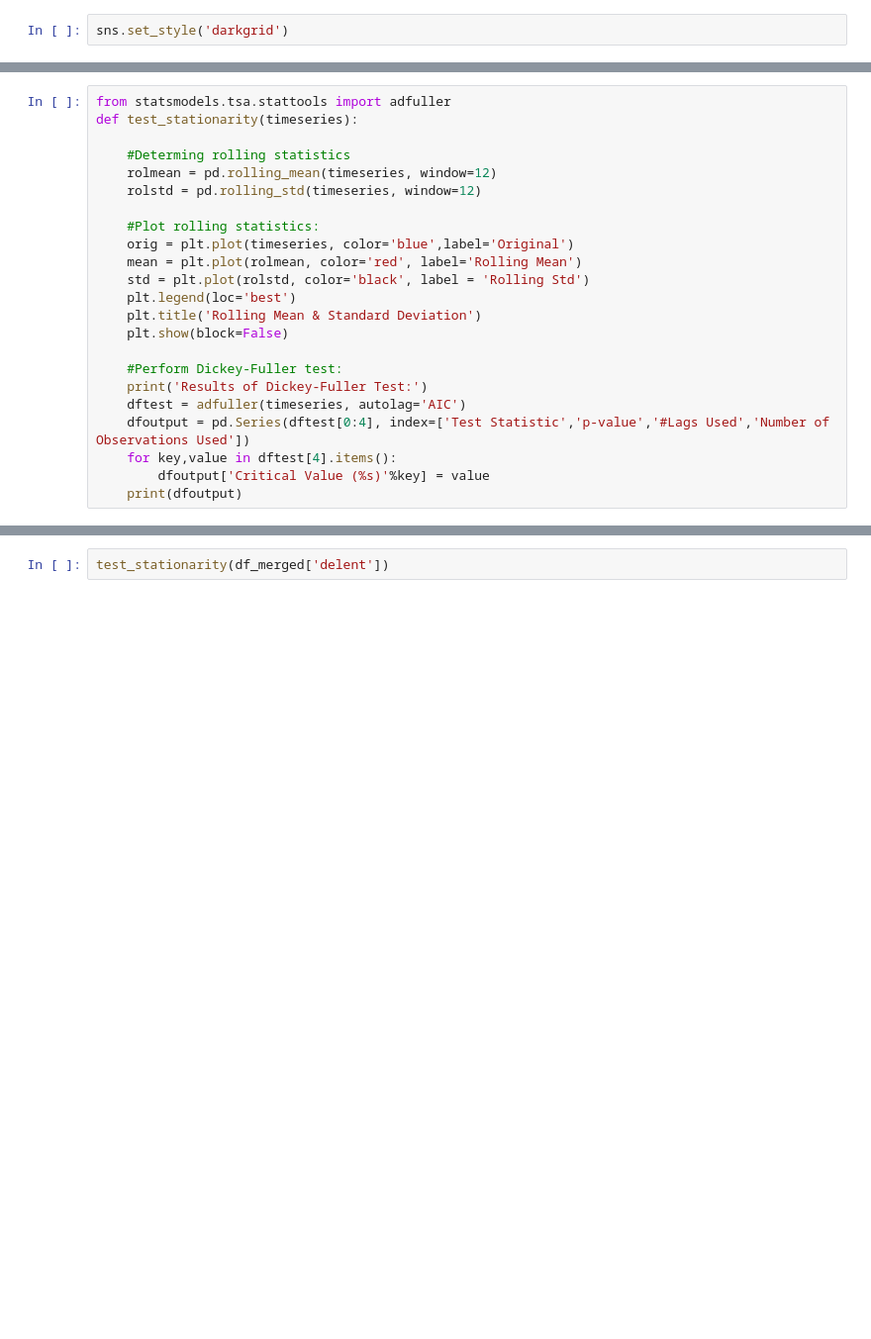
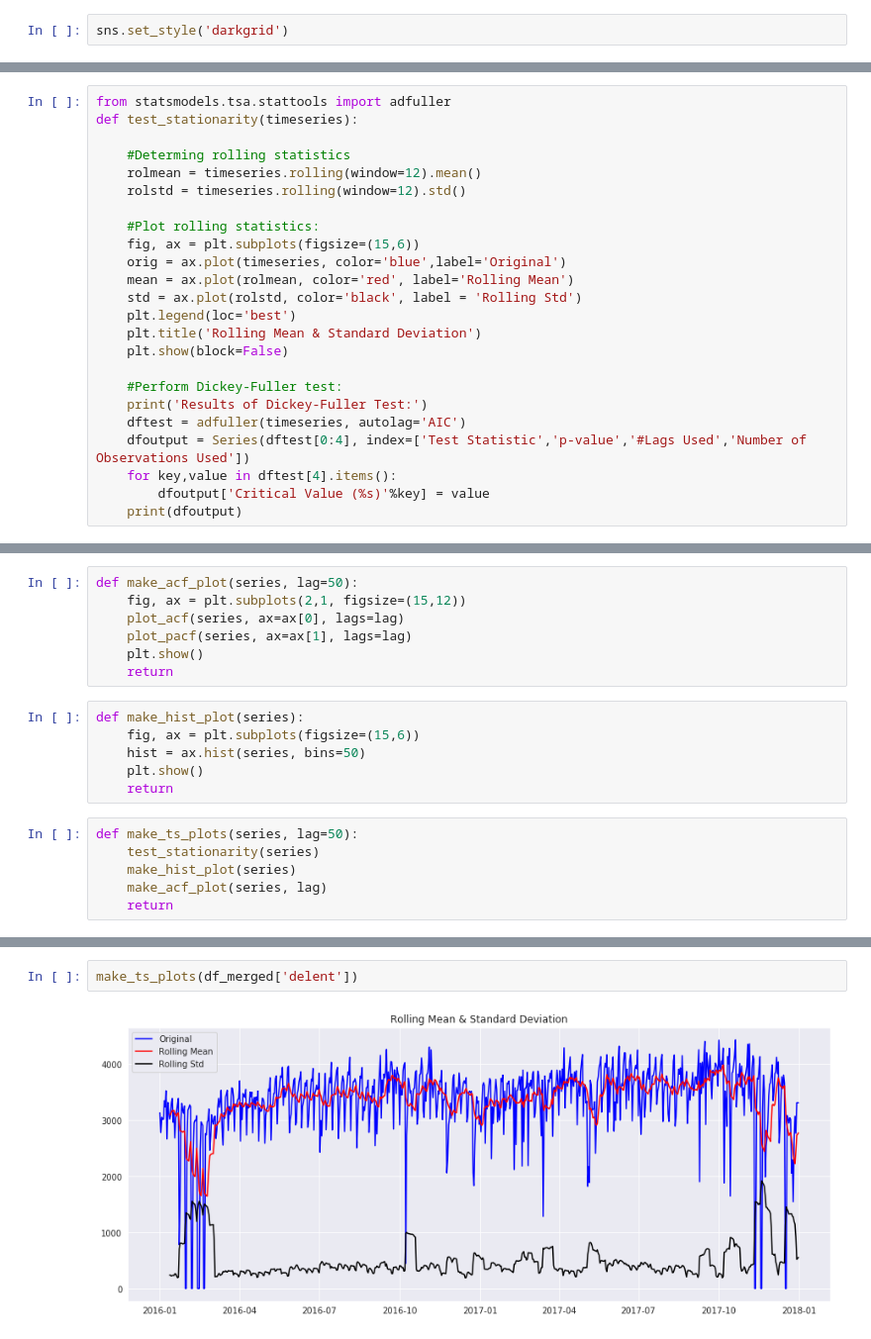
Before and after one commit to sirisurab/transpred, a Jupyter notebook: src/EDA.ipynb, the cells around one changed output, grey strips where cells are left out. Shown at 99% size. Drawn from its saved outputs; the diff is of its cells as text; blank space fills up the shorter version.

```diff
--- a/src/EDA.ipynb
+++ b/src/EDA.ipynb
@@ -350,13 +368,14 @@ from statsmodels.tsa.stattools import adfuller
 def test_stationarity(timeseries):
 
     #Determing rolling statistics
-    rolmean = pd.rolling_mean(timeseries, window=12)
-    rolstd = pd.rolling_std(timeseries, window=12)
+    rolmean = timeseries.rolling(window=12).mean()
+    rolstd = timeseries.rolling(window=12).std()
 
     #Plot rolling statistics:
-    orig = plt.plot(timeseries, color='blue',label='Original')
-    mean = plt.plot(rolmean, color='red', label='Rolling Mean')
-    std = plt.plot(rolstd, color='black', label = 'Rolling Std')
+    fig, ax = plt.subplots(figsize=(15,6))
+    orig = ax.plot(timeseries, color='blue',label='Original')
+    mean = ax.plot(rolmean, color='red', label='Rolling Mean')
+    std = ax.plot(rolstd, color='black', label = 'Rolling Std')
     plt.legend(loc='best')
     plt.title('Rolling Mean & Standard Deviation')
     plt.show(block=False)
@@ -364,7 +383,7 @@ def test_stationarity(timeseries):
     #Perform Dickey-Fuller test:
     print('Results of Dickey-Fuller Test:')
     dftest = adfuller(timeseries, autolag='AIC')
-    dfoutput = pd.Series(dftest[0:4], index=['Test Statistic','p-value','#Lags Used','Number of Observations Used'])
+    dfoutput = Series(dftest[0:4], index=['Test Statistic','p-value','#Lags Used','Number of Observations Used'])
     for key,value in dftest[4].items():
         dfoutput['Critical Value (%s)'%key] = value
     print(dfoutput)
@@ -372,0 +392,19 @@ ModuleNotFoundError: No module named 'statsmodels'
+# %%
+def make_acf_plot(series, lag=50):
+    fig, ax = plt.subplots(2,1, figsize=(15,12))
+    plot_acf(series, ax=ax[0], lags=lag)
+    plot_pacf(series, ax=ax[1], lags=lag)
+    plt.show()
+    return
+# %%
+def make_hist_plot(series):
+    fig, ax = plt.subplots(figsize=(15,6))
+    hist = ax.hist(series, bins=50)
+    plt.show()
+    return
+# %%
+def make_ts_plots(series, lag=50):
+    test_stationarity(series)
+    make_hist_plot(series)
+    make_acf_plot(series, lag)
+    return
@@ -373,2 +414,4 @@ ModuleNotFoundError: No module named 'statsmodels'
 # %%
-test_stationarity(df_merged['delent'])
+make_ts_plots(df_merged['delent'])
+# %% [output]
+[figure, added]
```
Also changed, not shown: parts of 46 cells of this notebook.
